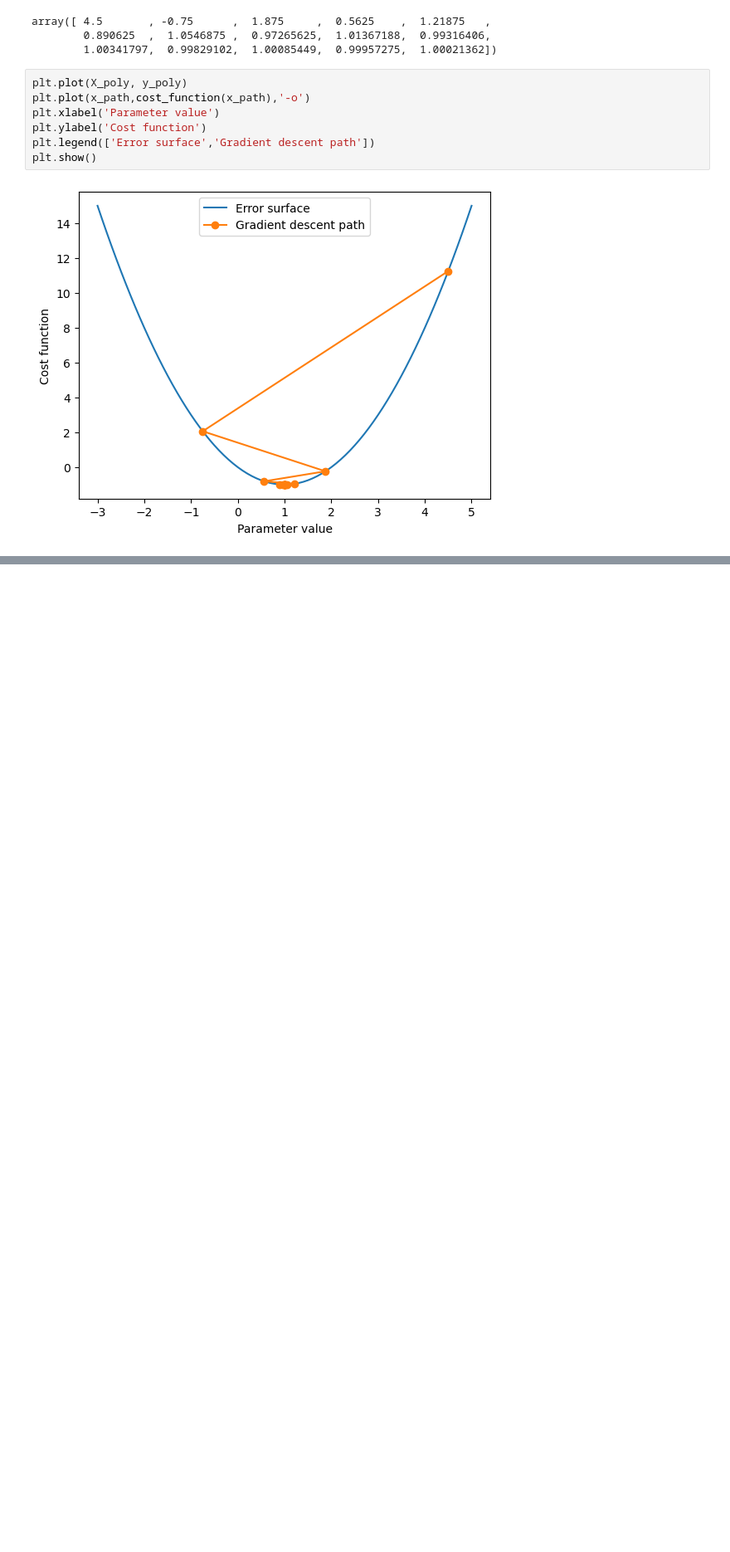
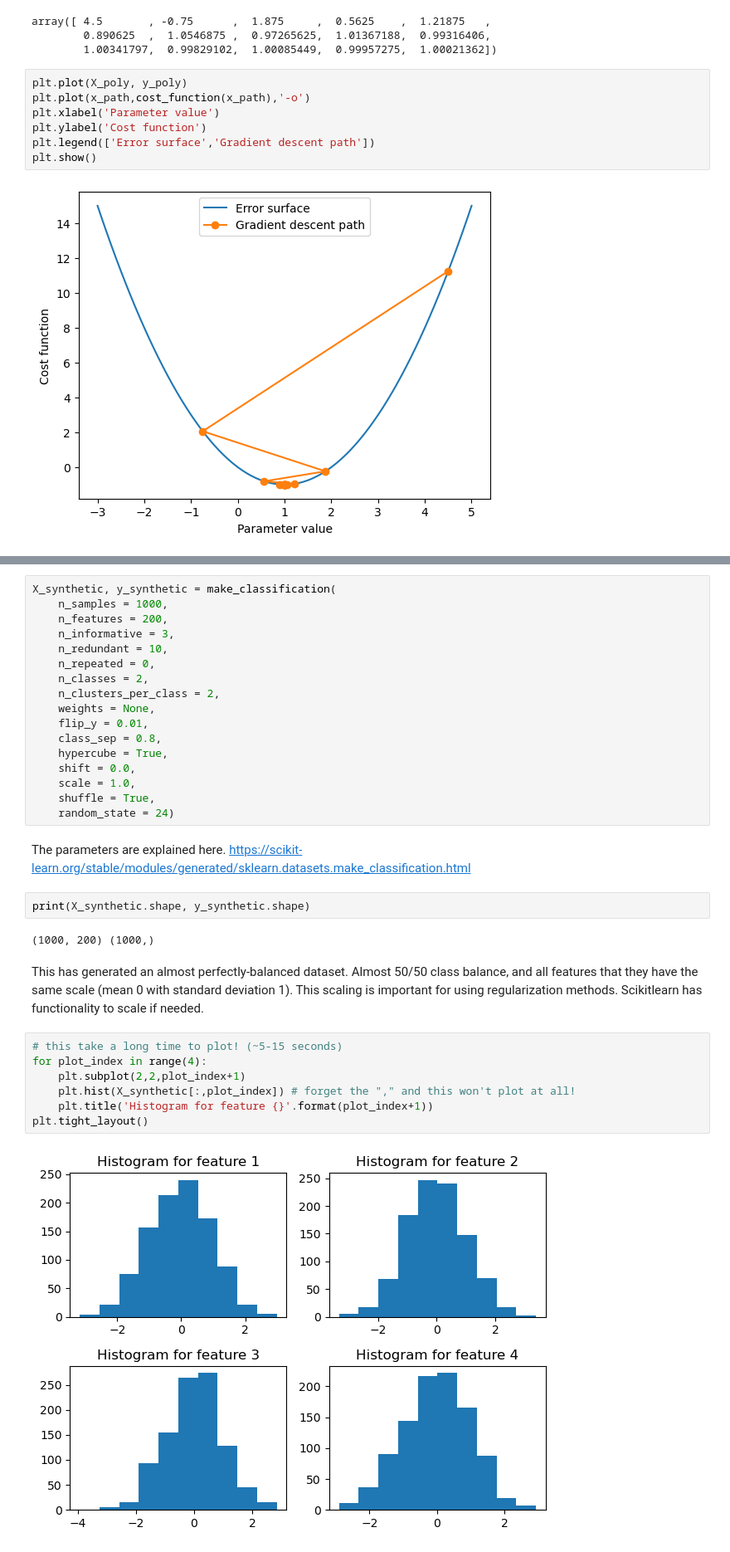
Before and after one commit to joedinoto/Data_Science_Projects_With_Python, a Jupyter notebook: 04 The Bias-Variance Trade-Off.ipynb, the cells around one changed output, grey strips where cells are left out. Shown at 83% size. Cells and saved outputs as stored; diff of their text form; blank space fills up the shorter version.

```diff
--- a/04 The Bias-Variance Trade-Off.ipynb
+++ b/04 The Bias-Variance Trade-Off.ipynb
@@ -134,0 +143,35 @@ plt.show()
+# %%
+X_synthetic, y_synthetic = make_classification(
+    n_samples = 1000,
+    n_features = 200,
+    n_informative = 3,
+    n_redundant = 10,
+    n_repeated = 0,
+    n_classes = 2,
+    n_clusters_per_class = 2,
+    weights = None,
+    flip_y = 0.01,
+    class_sep = 0.8,
+    hypercube = True,
+    shift = 0.0,
+    scale = 1.0,
+    shuffle = True,
+    random_state = 24)
+# %% [markdown]
+The parameters are explained here.
+https://scikit-learn.org/stable/modules/generated/sklearn.datasets.make_classification.html
+# %%
+print(X_synthetic.shape, y_synthetic.shape)
+# %% [output]
+(1000, 200) (1000,)
+# %% [markdown]
+This has generated an almost perfectly-balanced dataset. Almost 50/50 class balance, and all features that they have the same scale (mean 0 with standard deviation 1). This scaling is important for using regularization methods. Scikitlearn has functionality to scale if needed.
+# %%
+# this take a long time to plot! (~5-15 seconds)
+for plot_index in range(4):
+    plt.subplot(2,2,plot_index+1)
+    plt.hist(X_synthetic[:,plot_index]) # forget the "," and this won't plot at all!
+    plt.title('Histogram for feature {}'.format(plot_index+1))
+plt.tight_layout()
+# %% [output]
+[figure, added]
```
Also changed, not shown: parts of 8 cells of this notebook.
